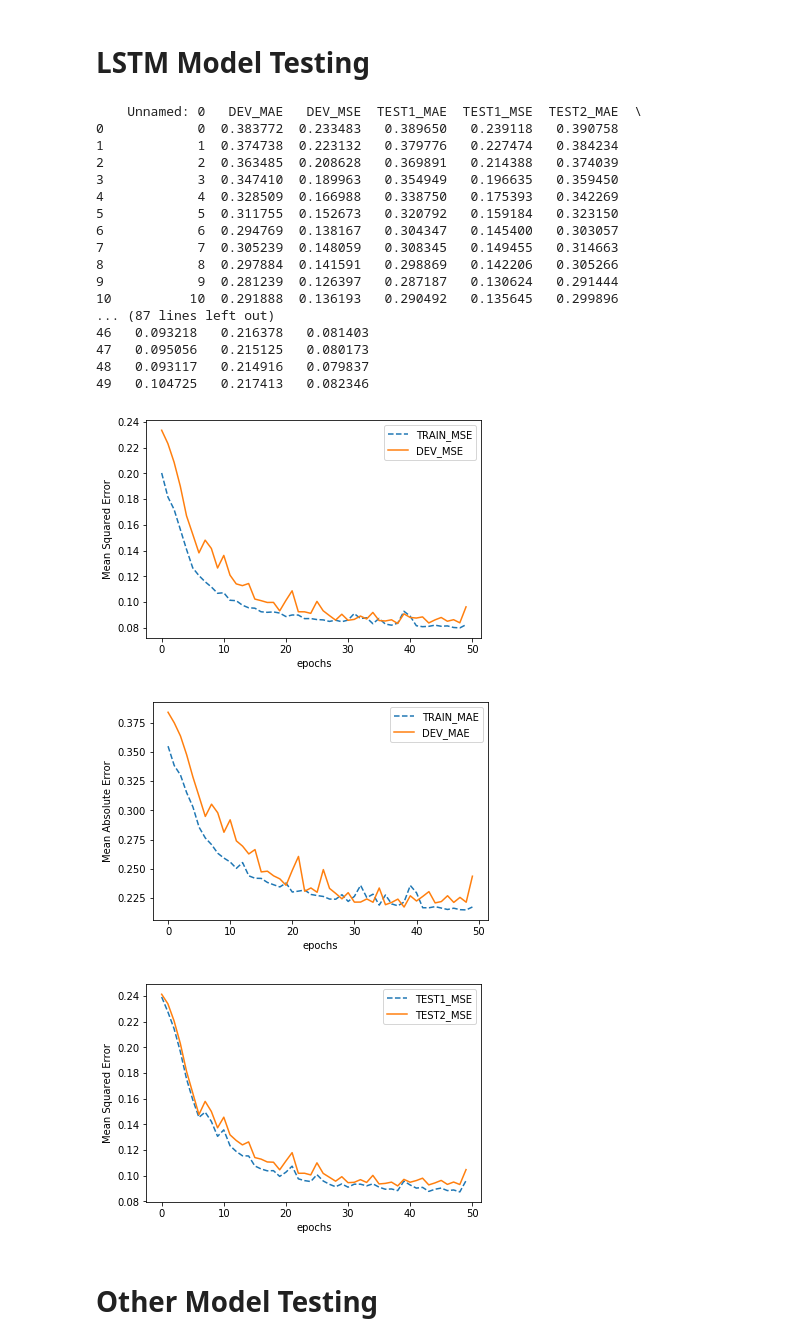
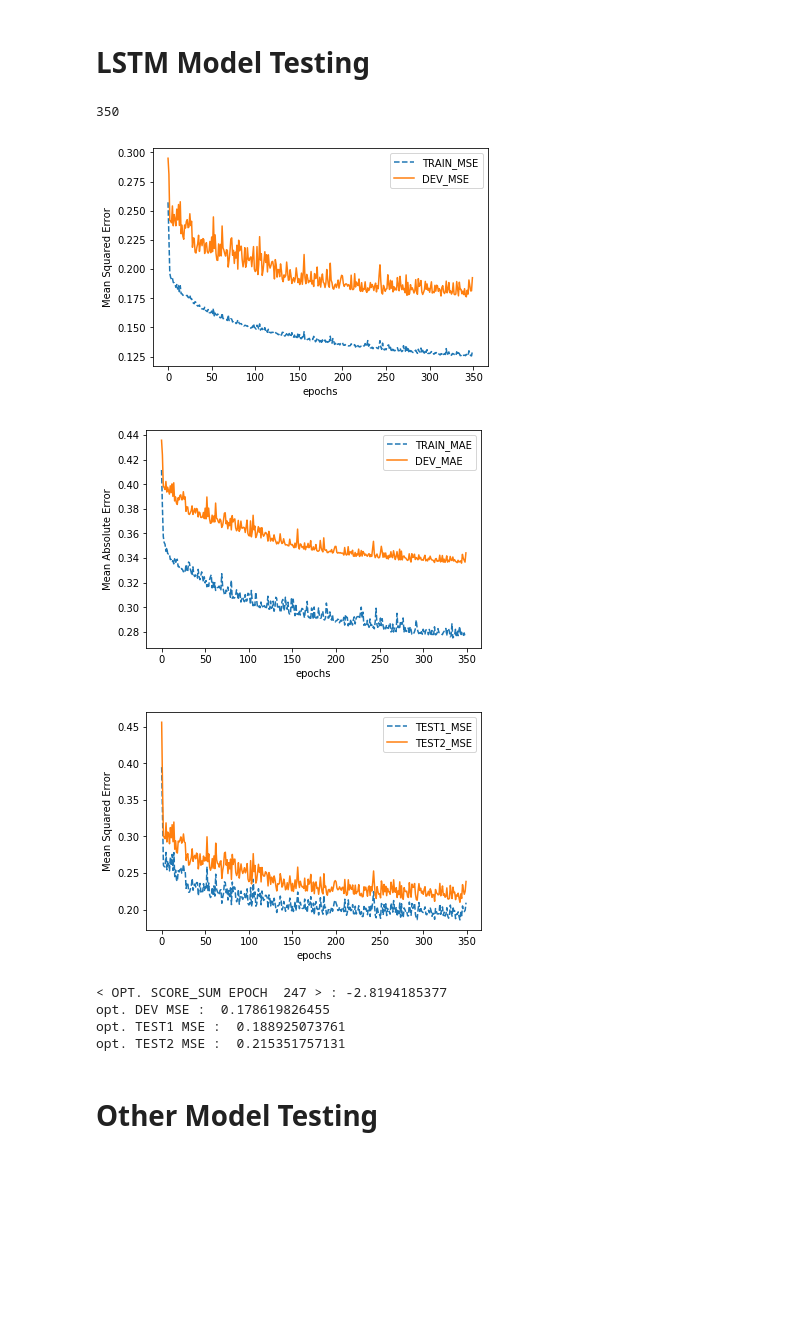
Before and after one commit to imhgchoi/ARIMA-LSTM-hybrid-corrcoef-predict, a Jupyter notebook: MODEL_EVALUATOR.ipynb, the cells around one changed output. Drawn from its saved outputs; the diff is of its cells as text; code cells hidden in the pictures; blank space fills up the shorter version.

```diff
--- a/MODEL_EVALUATOR.ipynb
+++ b/MODEL_EVALUATOR.ipynb
@@ -7,54 +7,66 @@ import matplotlib.pyplot as plt
 # %% [markdown]
 # LSTM Model Testing
 # %%
-scores = pd.read_csv("C:/Users/Froilan/Desktop/myFiles/JupyterFiles/stock_correlation_prediction/models/hybrid_LSTM.csv")
+Reg = False
+ELBOW = 5
+d = 'hybrid_LSTM'
+
+if Reg :
+    d += '_with_reg'
+scores = pd.read_csv("C:/Users/Froilan/Desktop/myFiles/JupyterFiles/stock_correlation_prediction/models/"+d+".csv")
 mse_columns = ['TRAIN_MSE','DEV_MSE']
 mae_columns = ['TRAIN_MAE','DEV_MAE']
 test_columns = ['TEST1_MSE', 'TEST2_MSE']
 
-print(scores)
-plt.plot(scores[mse_columns[0]][:50],'--')
-plt.plot(scores[mse_columns[1]][:50])
+#print(scores)
+
+end_epoch = scores.shape[0]
+print(end_epoch)
+plt.plot(scores[mse_columns[0]][:end_epoch],'--')
+plt.plot(scores[mse_columns[1]][:end_epoch])
 plt.legend()
 plt.xlabel('epochs')
 plt.ylabel('Mean Squared Error')
 plt.show()
 plt.close()
-plt.plot(scores[mae_columns[0]][:50],'--')
-plt.plot(scores[mae_columns[1]][:50])
+plt.plot(scores[mae_columns[0]][:end_epoch],'--')
+plt.plot(scores[mae_columns[1]][:end_epoch])
 plt.legend()
 plt.xlabel('epochs')
 plt.ylabel('Mean Absolute Error')
 plt.show()
 plt.close()
-plt.plot(scores[test_columns[0]][:50],'--')
-plt.plot(scores[test_columns[1]][:50])
+plt.plot(scores[test_columns[0]][:end_epoch],'--')
+plt.plot(scores[test_columns[1]][:end_epoch])
 plt.legend()
 plt.xlabel('epochs')
 plt.ylabel('Mean Squared Error')
 plt.show()
 plt.close()
+
+
+
+score_diff = (scores[mse_columns[1]]-scores[mse_columns[0]])[ELBOW:]
+
+score_sum = (scores[mse_columns[1]]+scores[mse_columns[0]])[ELBOW:]
+
+score_diff_norm = (score_diff - np.mean(score_diff))/np.std(score_diff)
+score_sum_norm = (score_sum - np.mean(score_sum))/np.std(score_sum)
+score_total = score_diff_norm + score_sum_norm
+idx = np.argmin(score_total)
+print('< OPT. SCORE_SUM EPOCH ',str(idx+1),'> : '+str(score_total[idx]))
+print('opt. DEV MSE : ',str(scores[mse_columns[1]][idx]))
+print('opt. TEST1 MSE : ',str(scores[test_columns[0]][idx]))
+print('opt. TEST2 MSE : ',str(scores[test_columns[1]][idx]))
 # %% [output]
-    Unnamed: 0   DEV_MAE   DEV_MSE  TEST1_MAE  TEST1_MSE  TEST2_MAE  \
-0            0  0.383772  0.233483   0.389650   0.239118   0.390758
-1            1  0.374738  0.223132   0.379776   0.227474   0.384234
-2            2  0.363485  0.208628   0.369891   0.214388   0.374039
-3            3  0.347410  0.189963   0.354949   0.196635   0.359450
-4            4  0.328509  0.166988   0.338750   0.175393   0.342269
-5            5  0.311755  0.152673   0.320792   0.159184   0.323150
-6            6  0.294769  0.138167   0.304347   0.145400   0.303057
-7            7  0.305239  0.148059   0.308345   0.149455   0.314663
-8            8  0.297884  0.141591   0.298869   0.142206   0.305266
-9            9  0.281239  0.126397   0.287187   0.130624   0.291444
-10          10  0.291888  0.136193   0.290492   0.135645   0.299896
-... (87 lines left out)
-46   0.093218   0.216378   0.081403
-47   0.095056   0.215125   0.080173
-48   0.093117   0.214916   0.079837
-49   0.104725   0.217413   0.082346
+350
-[figure, old version]
+[figure, new version]
-[figure, old version]
+[figure, new version]
-[figure, old version]
+[figure, new version]
+< OPT. SCORE_SUM EPOCH  247 > : -2.8194185377
+opt. DEV MSE :  0.178619826455
+opt. TEST1 MSE :  0.188925073761
+opt. TEST2 MSE :  0.215351757131
 # %% [markdown]
 # Other Model Testing
 # %%
```
